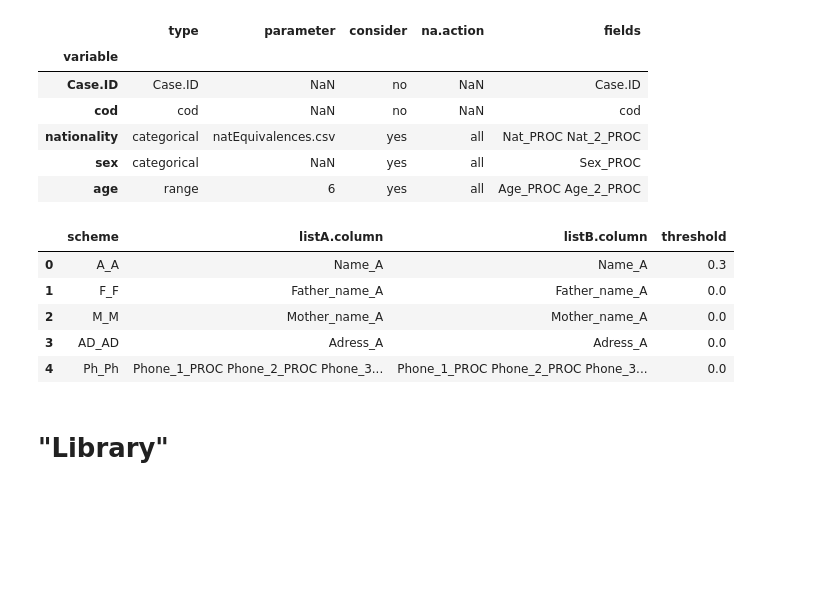
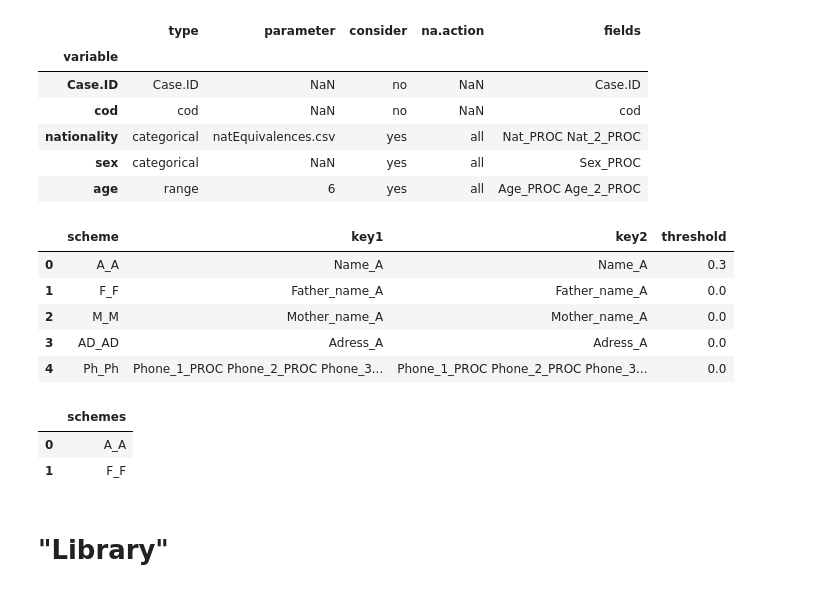
Before and after one commit to inescaridi/COM4PPL, a Jupyter notebook: Matching.ipynb, the cells around one changed output. Cells and saved outputs as stored; diff of their text form; code cells hidden in the pictures; blank space fills up the shorter version.

```diff
--- a/Matching.ipynb
+++ b/Matching.ipynb
@@ -40,14 +40,21 @@ compatibleData.join(variableFields) #just to visualize
 | sex | categorical | NaN | yes | all | Sex_PROC |
 | age | range | 6 | yes | all | Age_PROC Age_2_PROC |
 # %%
-schemes = pd.read_csv(f"{configPath}/select_schemes.csv") #TODO add option for "fast scheme"
+schemes = pd.read_csv(f"{configPath}/select_schemes.csv", names=['schemes']) #TODO add option for "fast scheme"
+
 schemesConfig = pd.read_csv(f"{configPath}/info_scheme.csv")
-
+schemesConfig.rename(columns = {'listA.column': 'key1', 'listB.column': 'key2'}, inplace=True)
 schemesConfig
 # %% [output]
-|  | scheme | listA.column | listB.column | threshold |
+|  | scheme | key1 | key2 | threshold |
 | 0 | A_A | Name_A | Name_A | 0.3 |
 | 1 | F_F | Father_name_A | Father_name_A | 0.0 |
 | 2 | M_M | Mother_name_A | Mother_name_A | 0.0 |
 | 3 | AD_AD | Adress_A | Adress_A | 0.0 |
 | 4 | Ph_Ph | Phone_1_PROC Phone_2_PROC Phone_3... | Phone_1_PROC Phone_2_PROC Phone_3... | 0.0 |
+# %%
+schemes
+# %% [output]
+|  | schemes |
+| 0 | A_A |
+| 1 | F_F |
```
Also changed, not shown: parts of 9 cells of this notebook.
